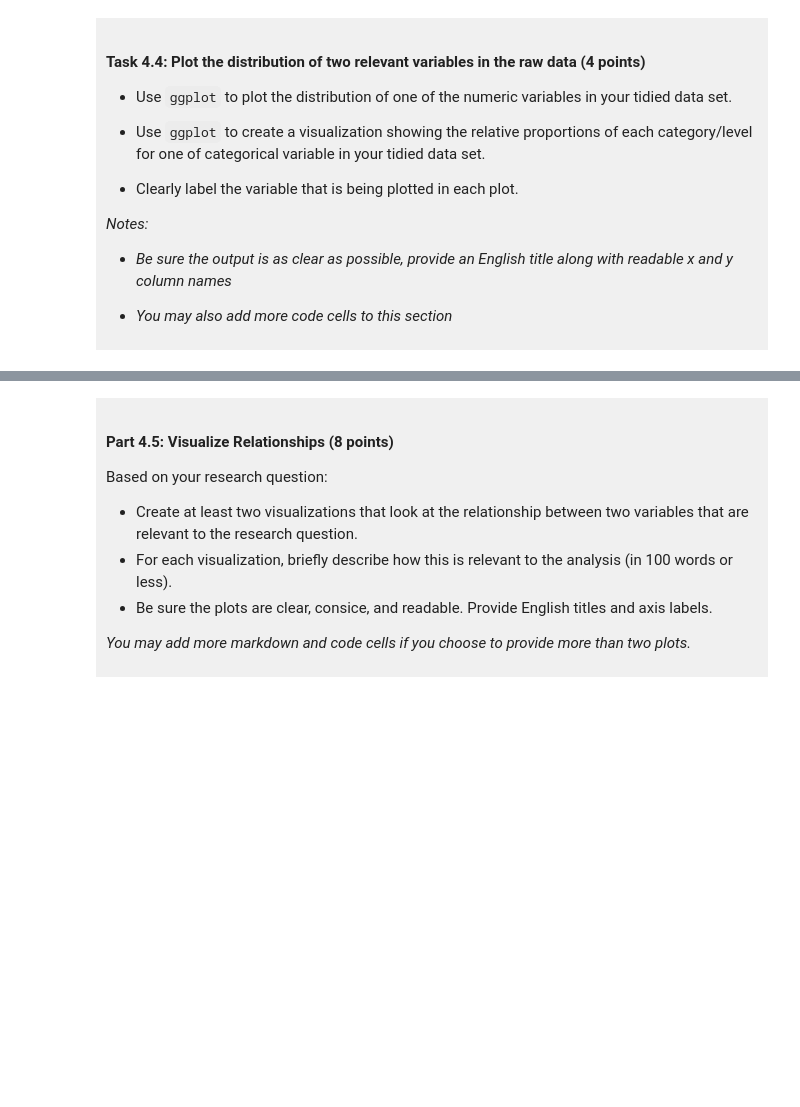
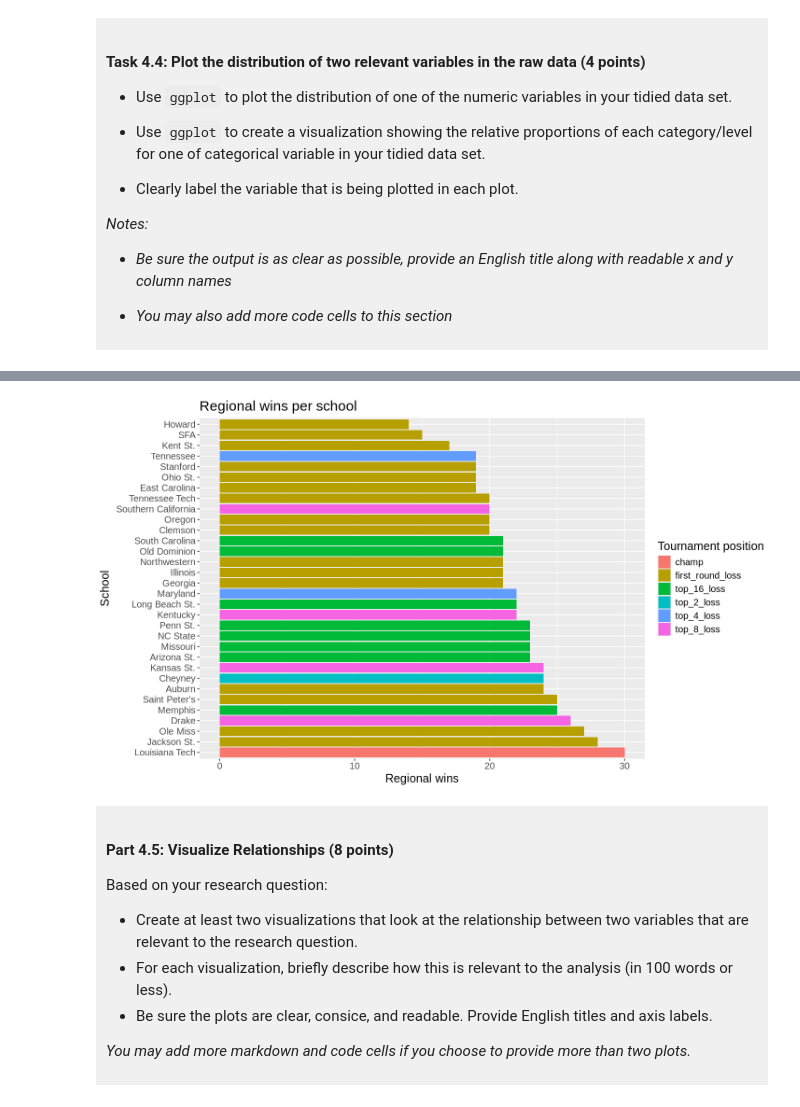
Before and after one commit to cliomilwright-sys/dsci-100-project-clio-milwright, a Jupyter notebook: dsci-100-project-notebook.ipynb, the cells around one changed output, grey strips where cells are left out. Saved outputs shown, nothing was run; the diff lists cells and outputs as text; code cells hidden in the pictures; blank space fills up the shorter version.

```diff
--- a/dsci-100-project-notebook.ipynb
+++ b/dsci-100-project-notebook.ipynb
@@ -319,5 +359,18 @@ A tibble: 1 × 12
 # %%
-### EDIT THIS CODE CELL FOR PLOT 2 ###
+options(repr.plot.width = 12, repr.plot.length = 10)
+
+basketball_bar <- basketball_clean |>
+ggplot(aes(x = reg_wins,
+           y = fct_reorder(school, reg_wins, .desc = TRUE),
+           fill = tourney_finish)) +
+geom_bar(stat = "identity") +
+labs(x = "Regional wins", y = "School", fill = "Tournament position") +
+ggtitle("Regional wins per school") +
+theme(text = element_text(size = 15))
+
+basketball_bar
+# %% [output]
+[figure, added]
 # %% [markdown]
 <div style="background-color: #f0f0f0; padding: 10px;">
 
```
Also changed, not shown: parts of 10 cells of this notebook.
